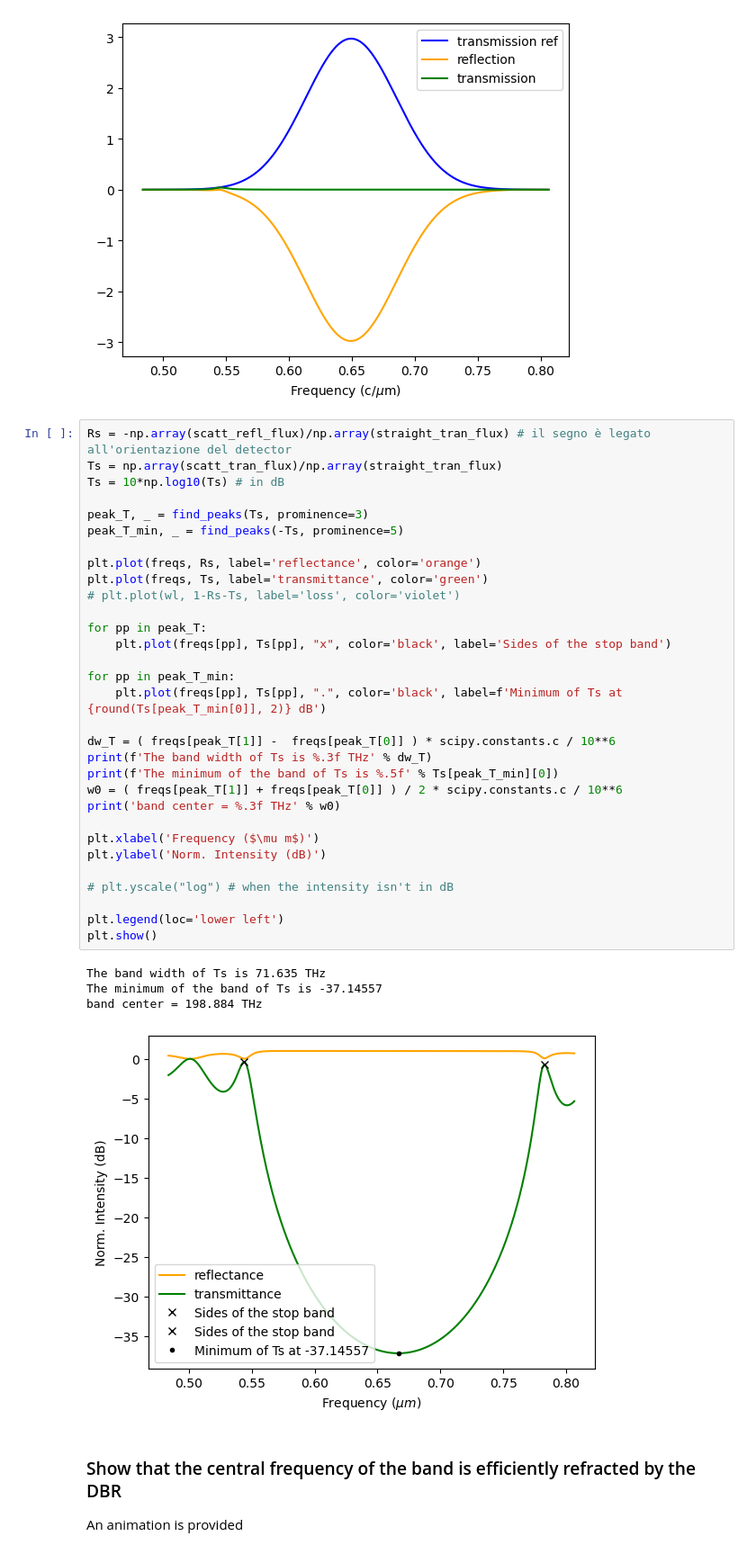
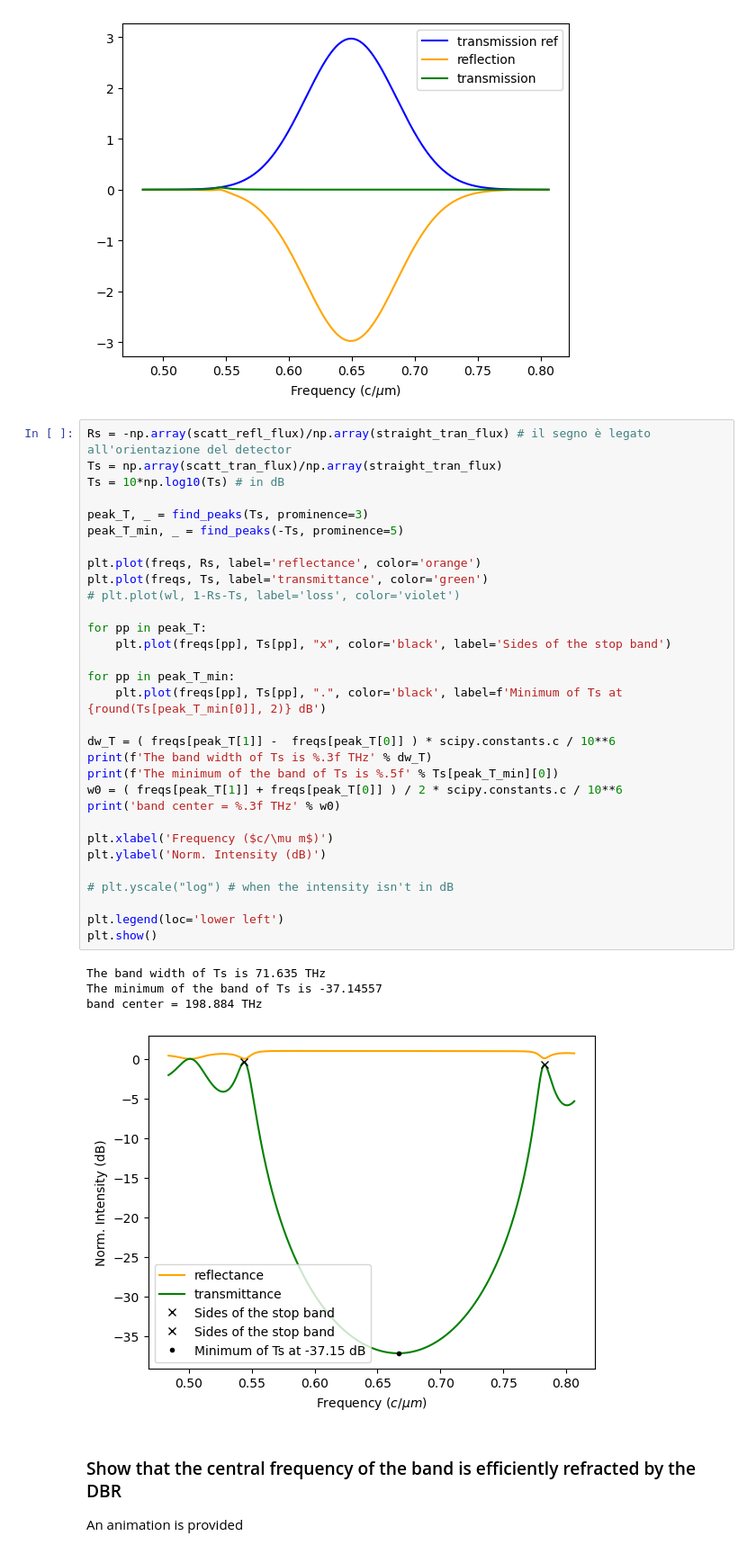
Before and after one commit to elife00/LabPh-Sim, a Jupyter notebook: BraggReflector/BraggReflector.ipynb, the cells around one changed output. Shown at 90% size. Cells and saved outputs as stored; diff of their text form.

```diff
--- a/BraggReflector/BraggReflector.ipynb
+++ b/BraggReflector/BraggReflector.ipynb
@@ -190,35 +190,35 @@ Ts = 10*np.log10(Ts) # in dB
 
 peak_T, _ = find_peaks(Ts, prominence=3)
 peak_T_min, _ = find_peaks(-Ts, prominence=5)
 
 plt.plot(freqs, Rs, label='reflectance', color='orange')
 plt.plot(freqs, Ts, label='transmittance', color='green')
 # plt.plot(wl, 1-Rs-Ts, label='loss', color='violet')
 
 for pp in peak_T:
     plt.plot(freqs[pp], Ts[pp], "x", color='black', label='Sides of the stop band')
 
 for pp in peak_T_min:
     plt.plot(freqs[pp], Ts[pp], ".", color='black', label=f'Minimum of Ts at {round(Ts[peak_T_min[0]], 2)} dB')
 
 dw_T = ( freqs[peak_T[1]] -  freqs[peak_T[0]] ) * scipy.constants.c / 10**6
 print(f'The band width of Ts is %.3f THz' % dw_T)
 print(f'The minimum of the band of Ts is %.5f' % Ts[peak_T_min][0])
 w0 = ( freqs[peak_T[1]] + freqs[peak_T[0]] ) / 2 * scipy.constants.c / 10**6
 print('band center = %.3f THz' % w0)
 
-plt.xlabel('Frequency ($\mu m$)')
+plt.xlabel('Frequency ($c/\mu m$)')
 plt.ylabel('Norm. Intensity (dB)')
 
 # plt.yscale("log") # when the intensity isn't in dB
 
 plt.legend(loc='lower left')
 plt.show()
 # %% [output]
 The band width of Ts is 71.635 THz
 The minimum of the band of Ts is -37.14557
 band center = 198.884 THz
-[figure, old version]
+[figure, new version]
 # %% [markdown]
 ### Show that the central frequency of the band is efficiently refracted by the DBR
 
```
Also changed, not shown: parts of 5 cells of this notebook.
